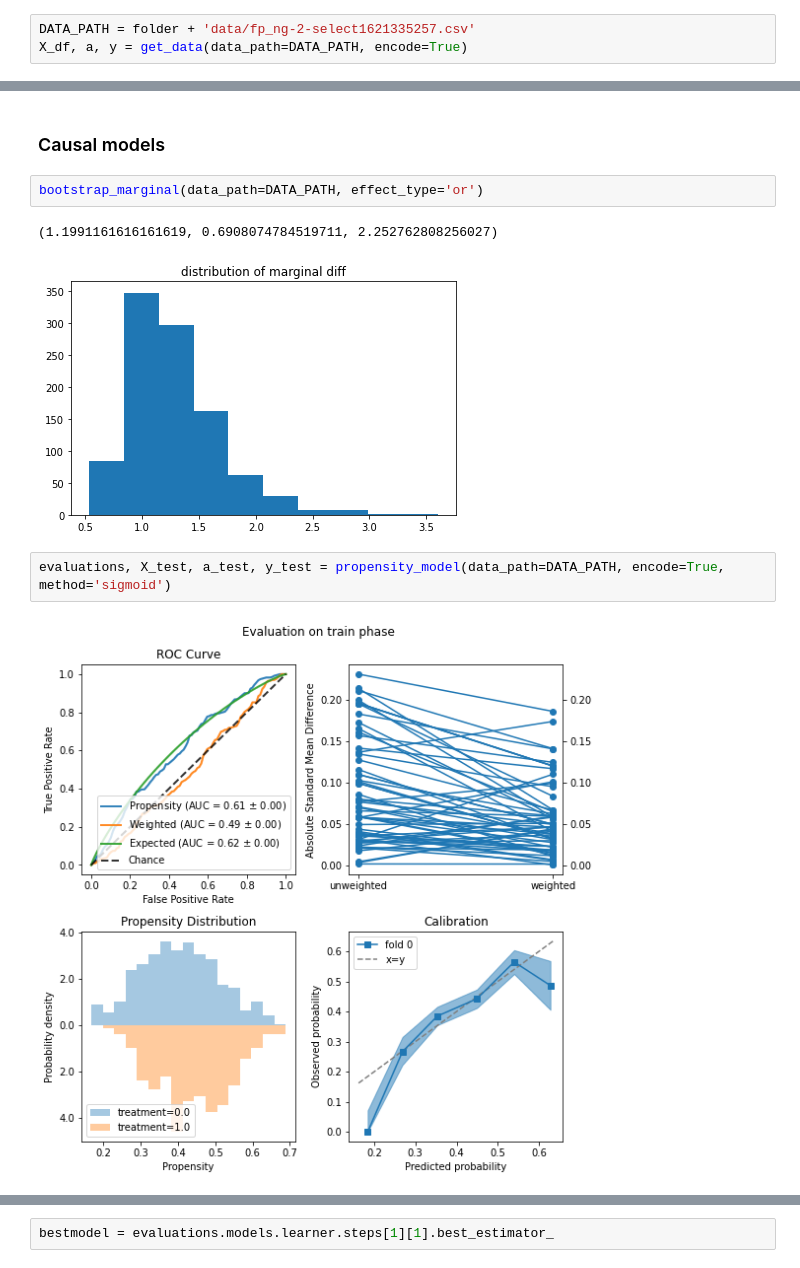
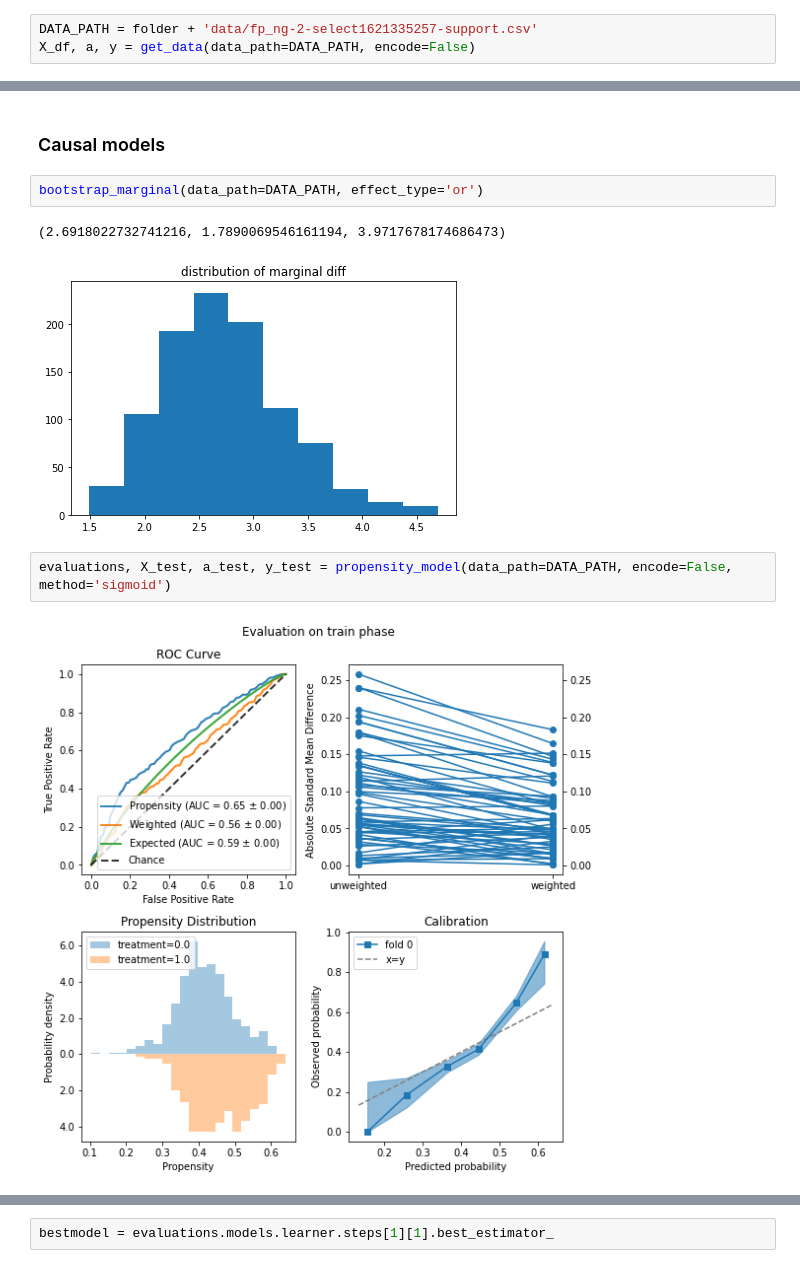
Before and after one commit to Viktour19/overlap-fp, a Jupyter notebook: ptree_exps.ipynb, the cells around one changed output, grey strips where cells are left out. Saved outputs shown, nothing was run; the diff lists cells and outputs as text.

Commit message:
support overlap causal models

```diff
--- a/ptree_exps.ipynb
+++ b/ptree_exps.ipynb
@@ -36,5 +36,5 @@ print([description(x, varenc) for x in pd.read_csv(DATA_PATH).columns[:-2]])
 # %% [output]
 ['Region ', 'Type of place of residence ', 'Highest educational level ', 'Education in single years ', 'Sex of household head ', 'Literacy ', 'Frequency of reading newspaper or magazine ', 'Frequency  ...
 # %%
-DATA_PATH = folder + 'data/fp_ng-2-select1621335257.csv'
-X_df, a, y = get_data(data_path=DATA_PATH, encode=True)
+DATA_PATH = folder + 'data/fp_ng-2-select1621335257-support.csv'
+X_df, a, y = get_data(data_path=DATA_PATH, encode=False)
@@ -43,12 +61,12 @@ X_df, a, y = get_data(data_path=DATA_PATH, encode=True)
 # %%
 bootstrap_marginal(data_path=DATA_PATH, effect_type='or')
 # %% [output]
-(1.1991161616161619, 0.6908074784519711, 2.252762808256027)
+(2.6918022732741216, 1.7890069546161194, 3.9717678174686473)
-[figure, old version]
+[figure, new version]
 # %%
-evaluations, X_test, a_test, y_test = propensity_model(data_path=DATA_PATH, encode=True, method='sigmoid')
+evaluations, X_test, a_test, y_test = propensity_model(data_path=DATA_PATH, encode=False, method='sigmoid')
 # %% [output]
-[figure, old version]
+[figure, new version]
 # %%
 covbal_eval(evaluations, 3)
 # %% [output]
```
Also changed, not shown: parts of 6 cells of this notebook, 10 other files.
